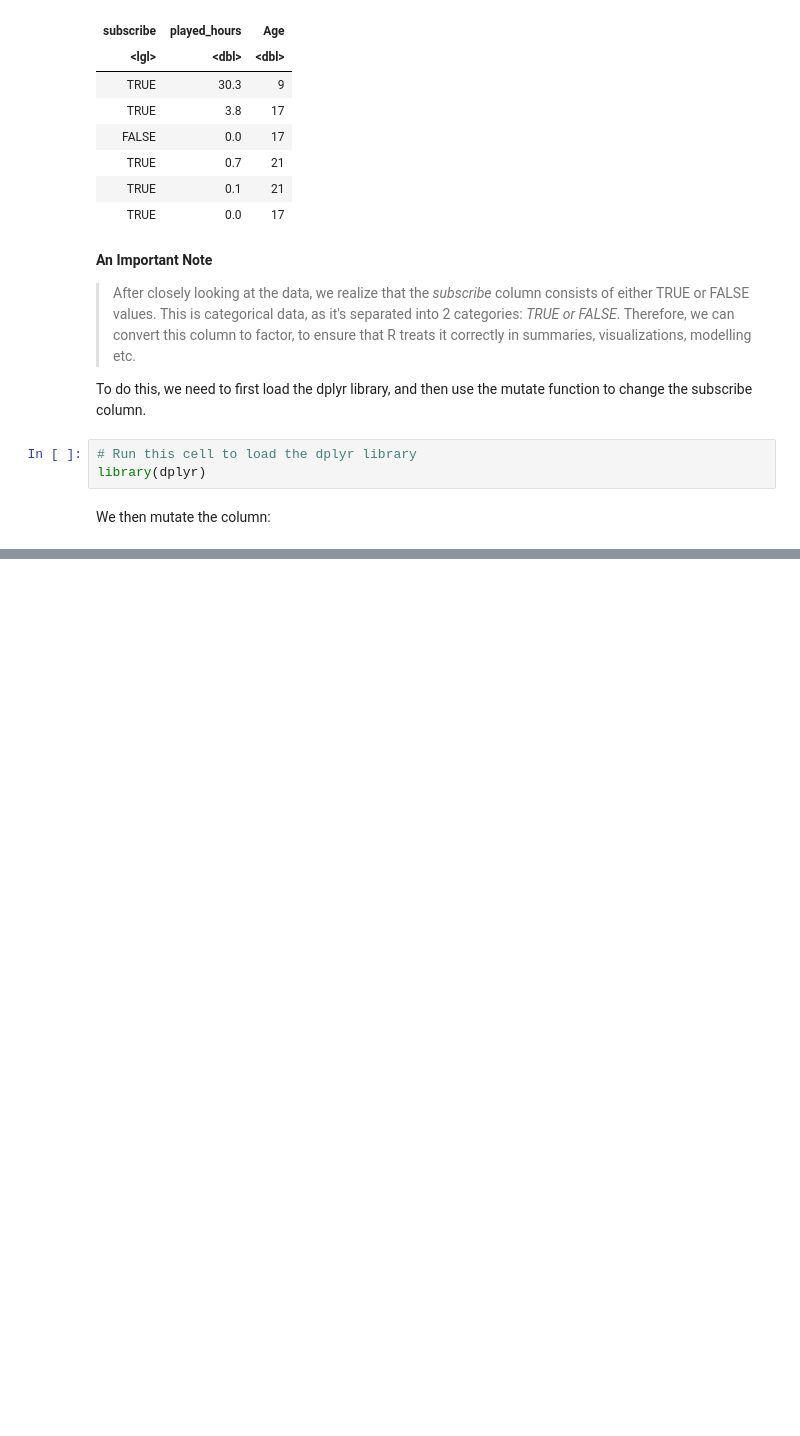
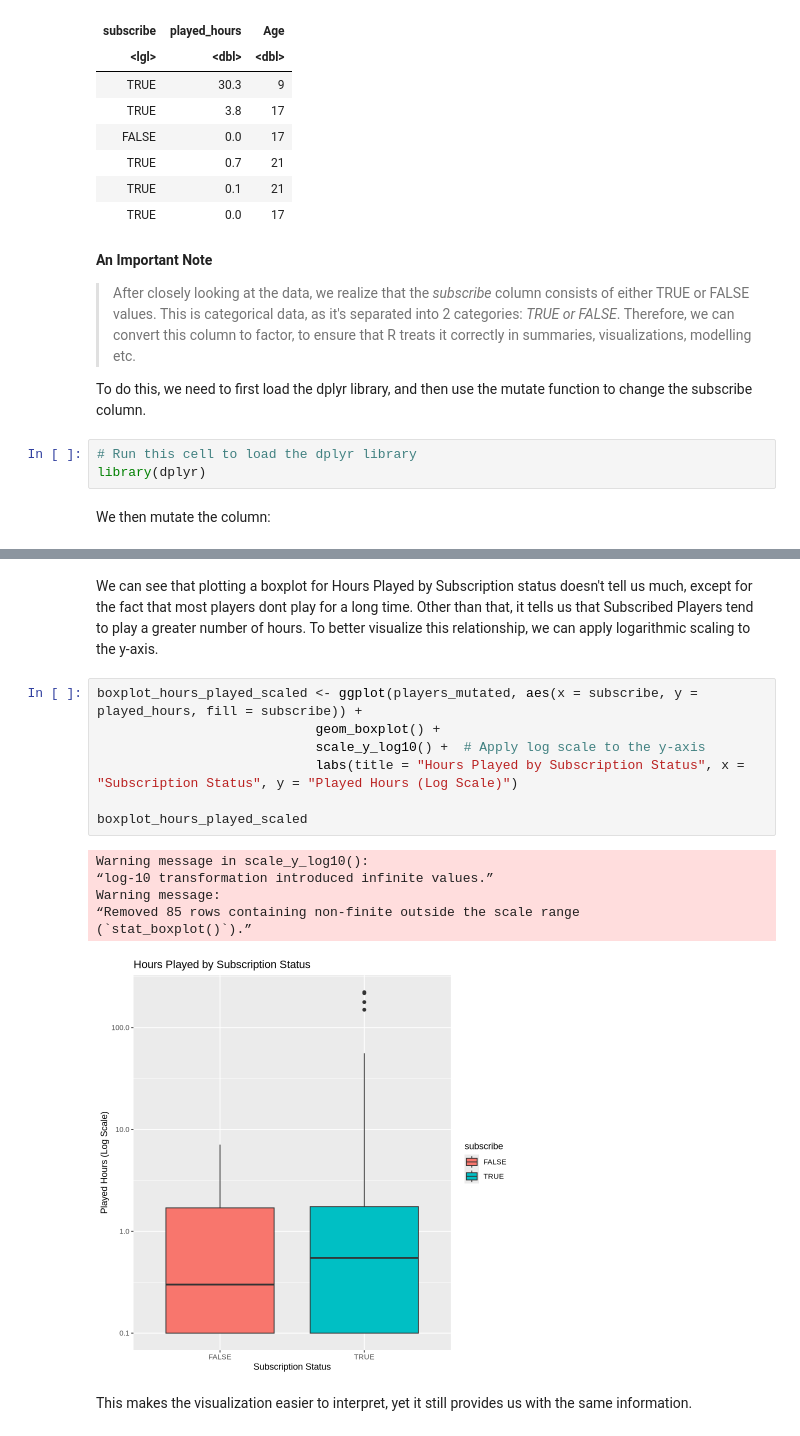
Before and after one commit to Greatbun123/DSCI-Project, a Jupyter notebook: Project.ipynb, the cells around one changed output, grey strips where cells are left out. Cells and saved outputs as stored; diff of their text form; blank space fills up the shorter version.

```diff
--- a/Project.ipynb
+++ b/Project.ipynb
@@ -118,0 +135,18 @@ Warning message:
+# %% [markdown]
+We can see that plotting a boxplot for Hours Played by Subscription status doesn't tell us much, except for the fact that most players dont play for a long time. Other than that, it tells us that Subscribed Players tend to play a greater number of hours. To better visualize this relationship, we can apply logarithmic scaling to the y-axis.
+# %%
+boxplot_hours_played_scaled <- ggplot(players_mutated, aes(x = subscribe, y = played_hours, fill = subscribe)) +
+                            geom_boxplot() +
+                            scale_y_log10() +  # Apply log scale to the y-axis
+                            labs(title = "Hours Played by Subscription Status", x = "Subscription Status", y = "Played Hours (Log Scale)")
+
+boxplot_hours_played_scaled
+# %% [output]
+Warning message in scale_y_log10():
+“log-10 transformation introduced infinite values.”
+Warning message:
+“Removed 85 rows containing non-finite outside the scale range
+(`stat_boxplot()`).”
+[figure, added]
+# %% [markdown]
+This makes the visualization easier to interpret, yet it still provides us with the same information.
```
Also changed, not shown: parts of 11 cells of this notebook.
